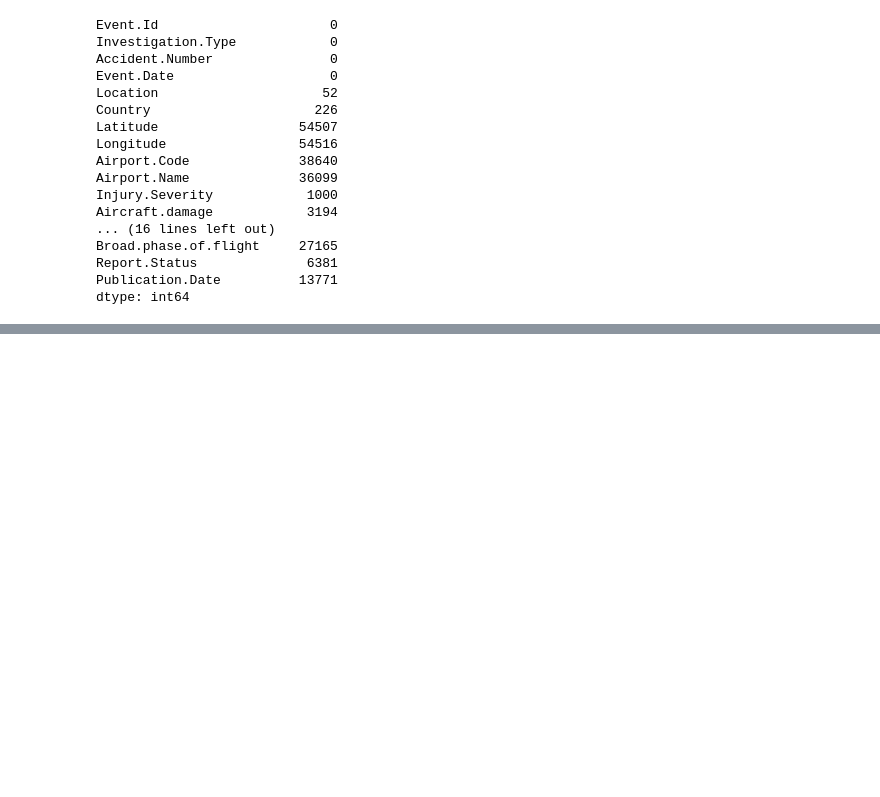
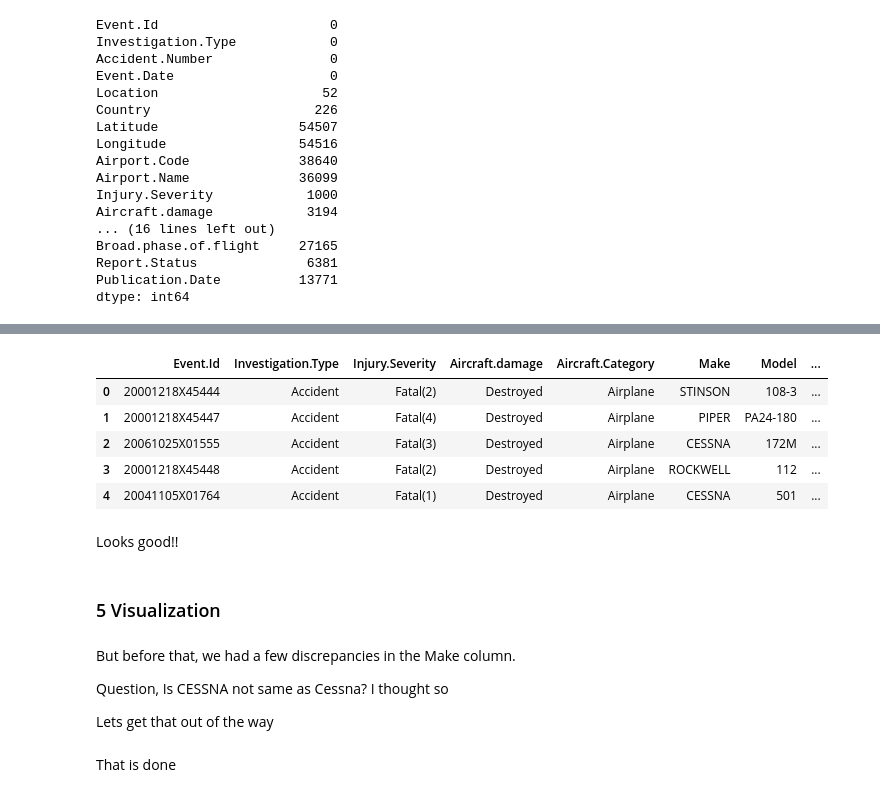
Before and after one commit to Austin-Murunga/phase-one-project, a Jupyter notebook: index.ipynb, the cells around one changed output, grey strips where cells are left out. Cells and saved outputs as stored; diff of their text form; code cells hidden in the pictures; blank space fills up the shorter version.

```diff
--- a/index.ipynb
+++ b/index.ipynb
@@ -287,0 +339,20 @@ df_cleaned.shape
+# %%
+df_cleaned.head()
+# %% [output]
+|  | Event.Id | Investigation.Type | Injury.Severity | Aircraft.damage | Aircraft.Category | Make | Model | ... |
+| 0 | 20001218X45444 | Accident | Fatal(2) | Destroyed | Airplane | STINSON | 108-3 | ... |
+| 1 | 20001218X45447 | Accident | Fatal(4) | Destroyed | Airplane | PIPER | PA24-180 | ... |
+| 2 | 20061025X01555 | Accident | Fatal(3) | Destroyed | Airplane | CESSNA | 172M | ... |
+| 3 | 20001218X45448 | Accident | Fatal(2) | Destroyed | Airplane | ROCKWELL | 112 | ... |
+| 4 | 20041105X01764 | Accident | Fatal(1) | Destroyed | Airplane | CESSNA | 501 | ... |
+# %% [markdown]
+Looks good!!
+# %% [markdown]
+### 5 Visualization
+# %% [markdown]
+But before that, we had a few discrepancies in the Make column.
+
+ Question, Is CESSNA not same as Cessna?
+ I thought so
+
+ Lets get that out of the way
@@ -287,0 +362,2 @@ df_cleaned.shape
+# %% [markdown]
+That is done
```
Also changed, not shown: parts of 39 cells of this notebook.
